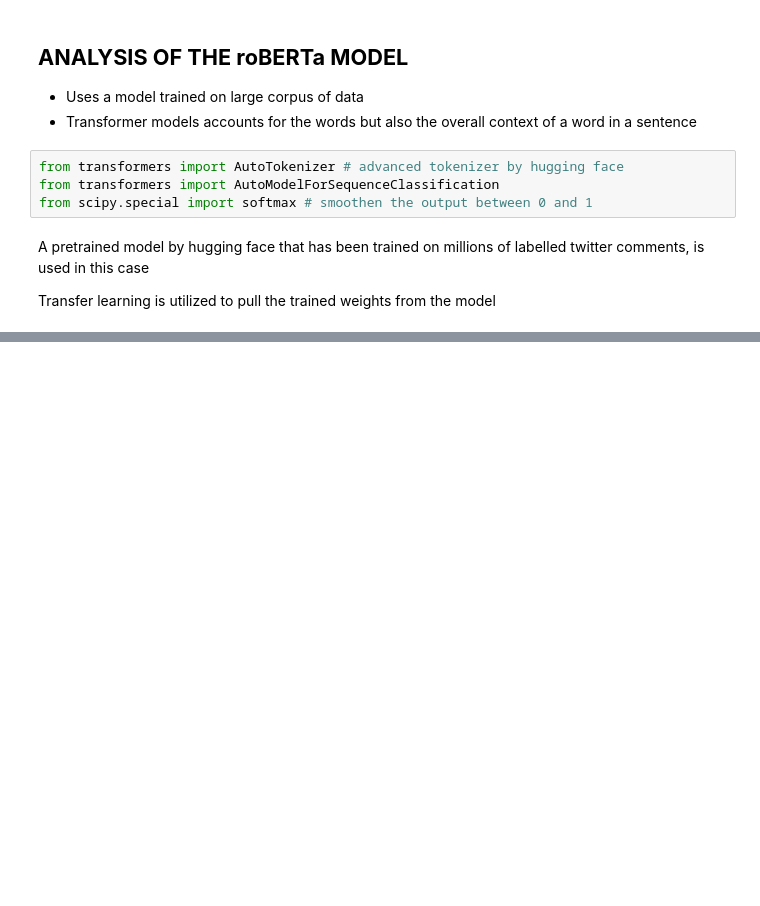
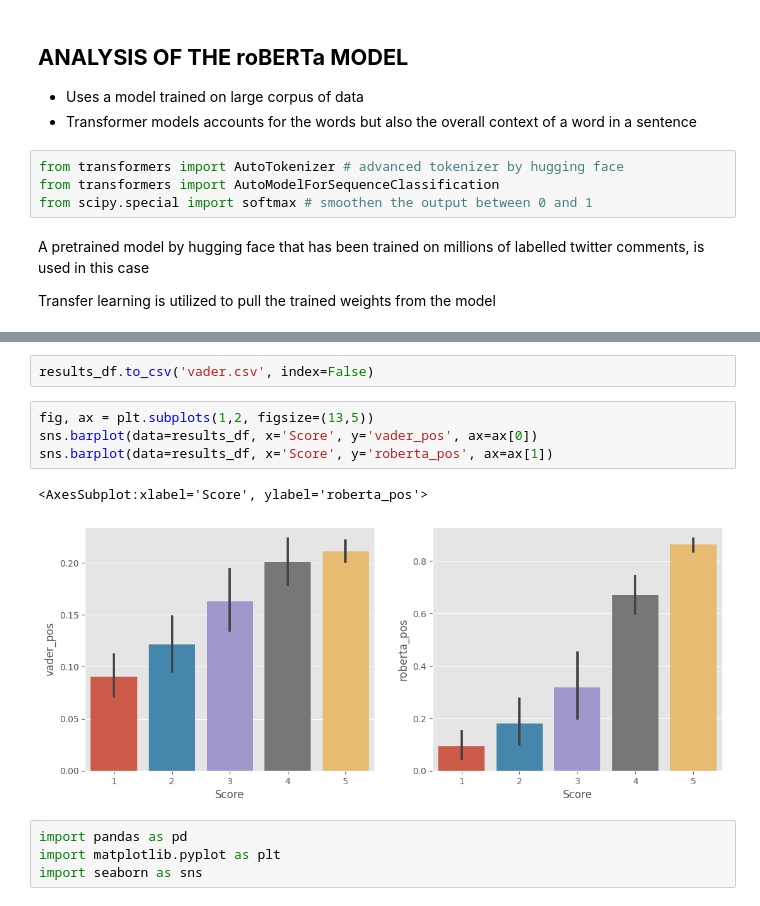
Before and after one commit to ChibuikeOnuba/NLP, a Jupyter notebook: the_model.ipynb, the cells around one changed output, grey strips where cells are left out. Drawn from its saved outputs; the diff is of its cells as text; blank space fills up the shorter version.

```diff
--- a/the_model.ipynb
+++ b/the_model.ipynb
@@ -204,0 +218,13 @@ JSONDecodeError: Expecting value: line 1 column 1 (char 0)
+# %%
+results_df.to_csv('vader.csv', index=False)
+# %%
+fig, ax = plt.subplots(1,2, figsize=(13,5))
+sns.barplot(data=results_df, x='Score', y='vader_pos', ax=ax[0])
+sns.barplot(data=results_df, x='Score', y='roberta_pos', ax=ax[1])
+# %% [output]
+<AxesSubplot:xlabel='Score', ylabel='roberta_pos'>
+[figure, added]
+# %%
+import pandas as pd
+import matplotlib.pyplot as plt
+import seaborn as sns
```
Also changed, not shown: parts of 33 cells of this notebook.
